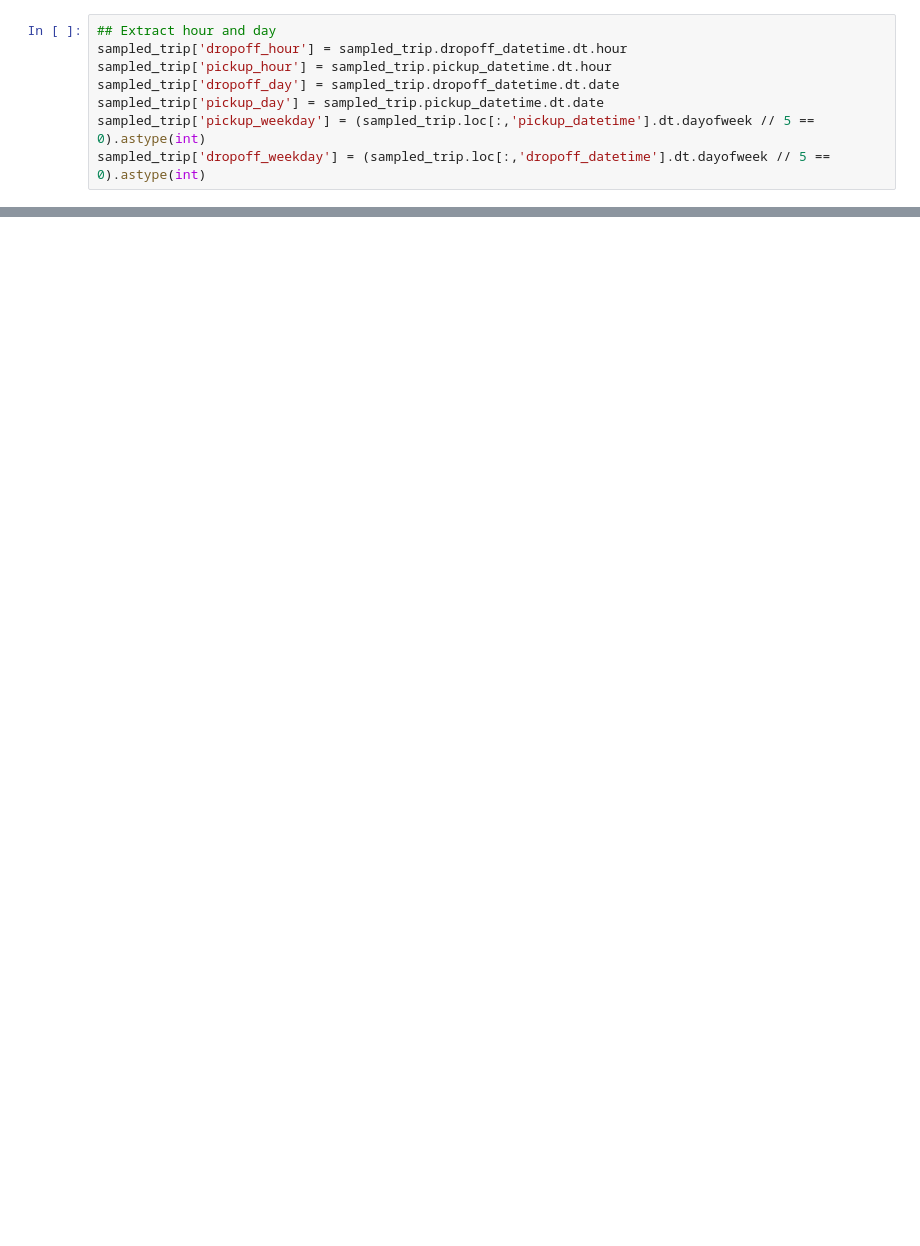
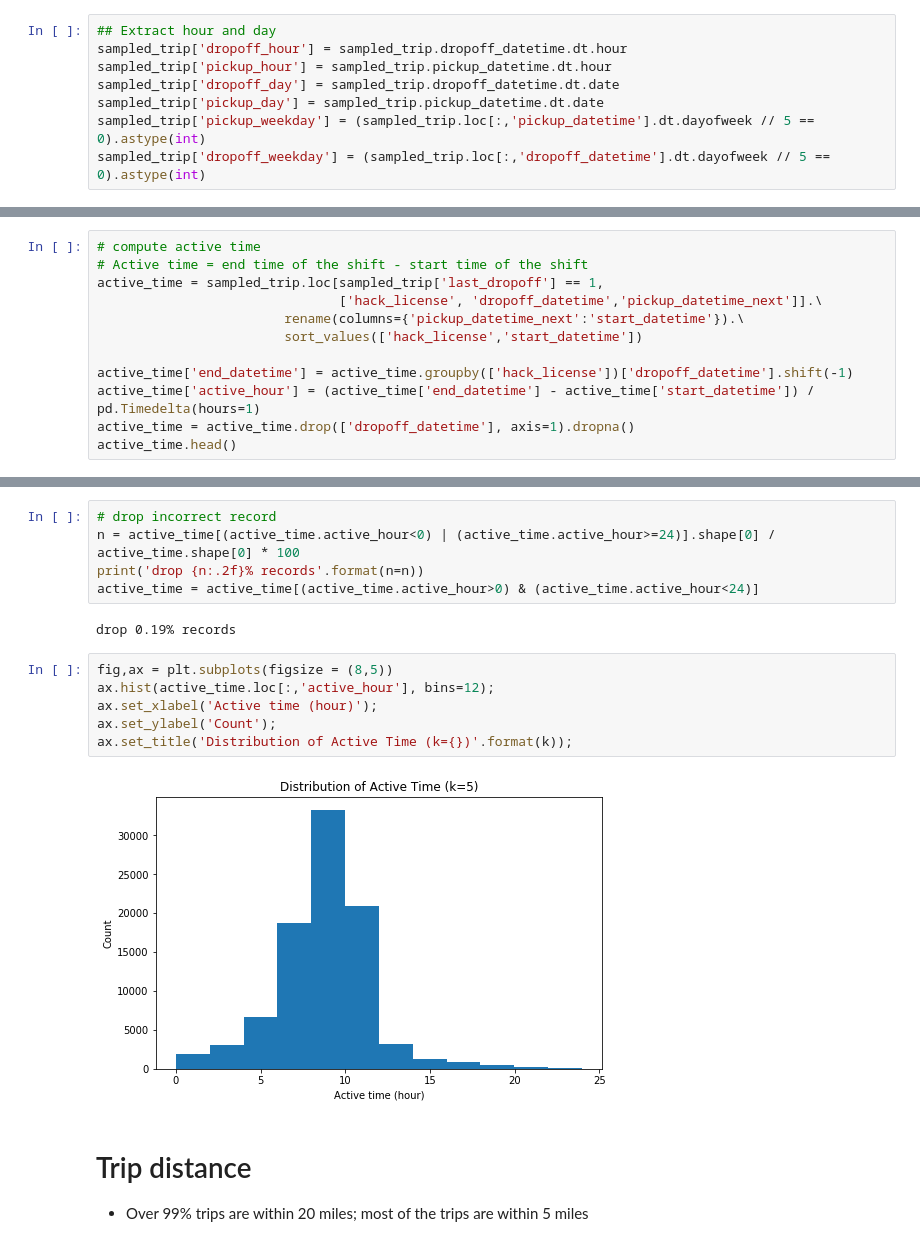
Before and after one commit to skyetim/didi-vehicle-repositioning-strategy, a Jupyter notebook: active_time/activetime_db_query.ipynb, the cells around one changed output, grey strips where cells are left out. Drawn from its saved outputs; the diff is of its cells as text; blank space fills up the shorter version.

```diff
--- a/active_time/activetime_db_query.ipynb
+++ b/active_time/activetime_db_query.ipynb
@@ -134,0 +155,12 @@ ax[1].legend()
+# %%
+# compute active time
+# Active time = end time of the shift - start time of the shift
+active_time = sampled_trip.loc[sampled_trip['last_dropoff'] == 1,
+                               ['hack_license', 'dropoff_datetime','pickup_datetime_next']].\
+                        rename(columns={'pickup_datetime_next':'start_datetime'}).\
+                        sort_values(['hack_license','start_datetime'])
+
+active_time['end_datetime'] = active_time.groupby(['hack_license'])['dropoff_datetime'].shift(-1)
+active_time['active_hour'] = (active_time['end_datetime'] - active_time['start_datetime']) / pd.Timedelta(hours=1)
+active_time = active_time.drop(['dropoff_datetime'], axis=1).dropna()
+active_time.head()
@@ -134,0 +174,18 @@ ax[1].legend()
+# %%
+# drop incorrect record
+n = active_time[(active_time.active_hour<0) | (active_time.active_hour>=24)].shape[0] / active_time.shape[0] * 100
+print('drop {n:.2f}% records'.format(n=n))
+active_time = active_time[(active_time.active_hour>0) & (active_time.active_hour<24)]
+# %% [output]
+drop 0.19% records
+# %%
+fig,ax = plt.subplots(figsize = (8,5))
+ax.hist(active_time.loc[:,'active_hour'], bins=12);
+ax.set_xlabel('Active time (hour)');
+ax.set_ylabel('Count');
+ax.set_title('Distribution of Active Time (k={})'.format(k));
+# %% [output]
+[figure, added]
+# %% [markdown]
+# Trip distance
+- Over 99% trips are within 20 miles; most of the trips are within 5 miles
```
Also changed, not shown: parts of 24 cells of this notebook.
